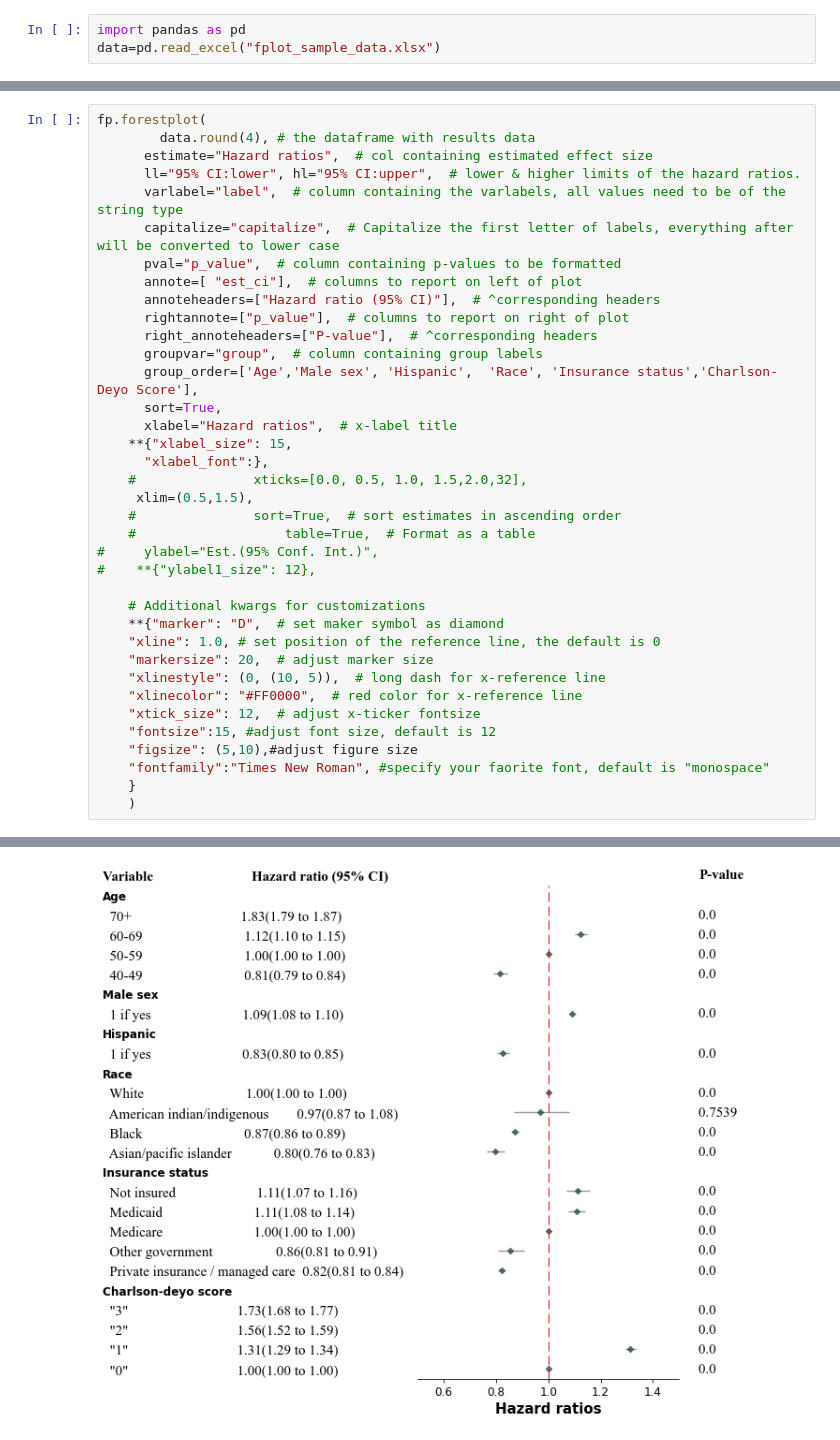
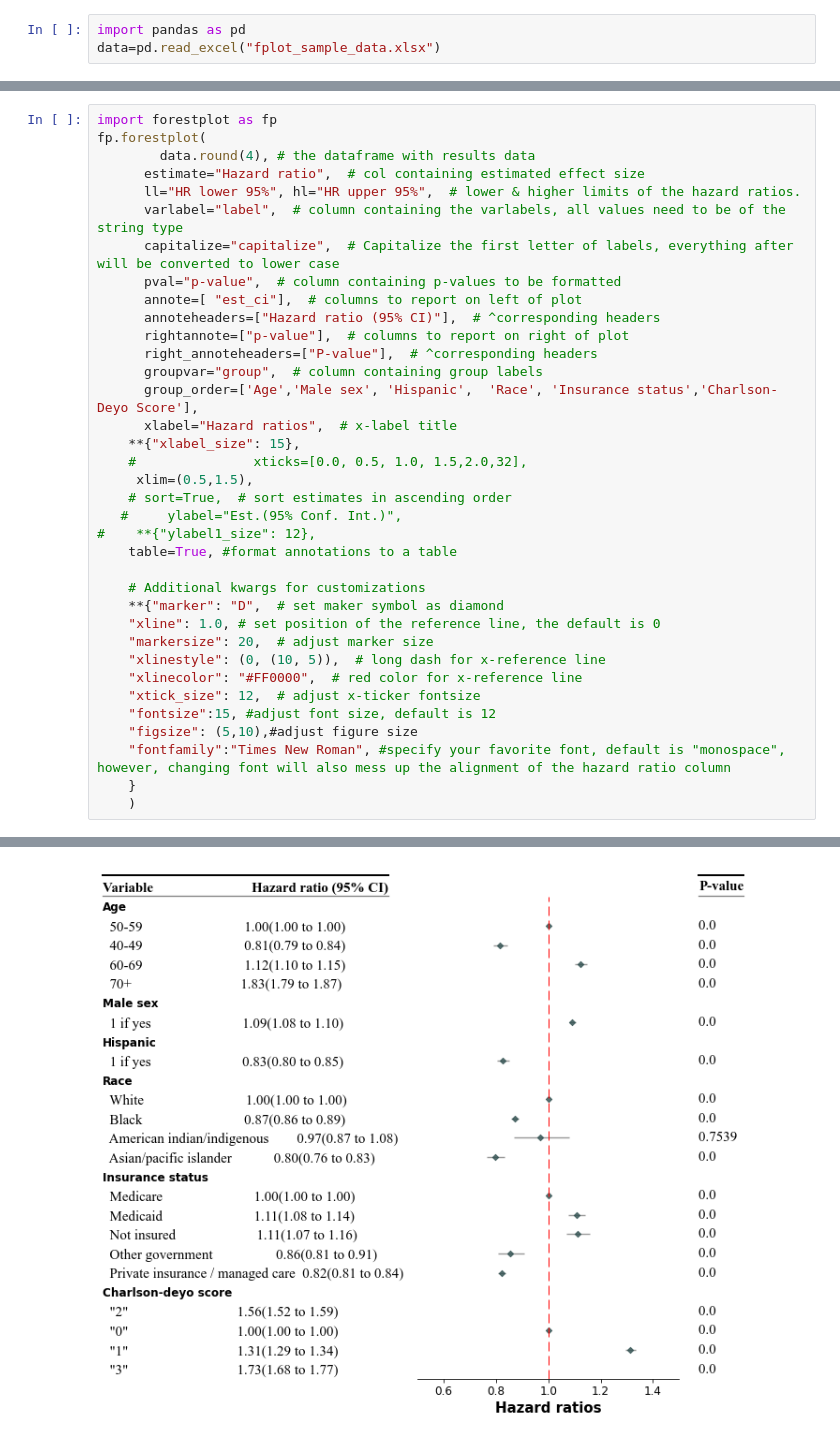
Before and after one commit to yunxingmcw/forest_plot_coxPH, a Jupyter notebook: forestplot_hazardRatio.ipynb, the cells around one changed output, grey strips where cells are left out. Drawn from its saved outputs; the diff is of its cells as text.

```diff
--- a/forestplot_hazardRatio.ipynb
+++ b/forestplot_hazardRatio.ipynb
@@ -4,40 +10,39 @@ data=pd.read_excel("fplot_sample_data.xlsx")
 # %%
+import forestplot as fp
 fp.forestplot(
         data.round(4), # the dataframe with results data
-      estimate="Hazard ratios",  # col containing estimated effect size
-      ll="95% CI:lower", hl="95% CI:upper",  # lower & higher limits of the hazard ratios.
+      estimate="Hazard ratio",  # col containing estimated effect size
+      ll="HR lower 95%", hl="HR upper 95%",  # lower & higher limits of the hazard ratios.
       varlabel="label",  # column containing the varlabels, all values need to be of the string type
       capitalize="capitalize",  # Capitalize the first letter of labels, everything after will be converted to lower case
-      pval="p_value",  # column containing p-values to be formatted
+      pval="p-value",  # column containing p-values to be formatted
       annote=[ "est_ci"],  # columns to report on left of plot
       annoteheaders=["Hazard ratio (95% CI)"],  # ^corresponding headers
-      rightannote=["p_value"],  # columns to report on right of plot
+      rightannote=["p-value"],  # columns to report on right of plot
       right_annoteheaders=["P-value"],  # ^corresponding headers
       groupvar="group",  # column containing group labels
       group_order=['Age','Male sex', 'Hispanic',  'Race', 'Insurance status','Charlson-Deyo Score'],
-      sort=True,
       xlabel="Hazard ratios",  # x-label title
-    **{"xlabel_size": 15,
-      "xlabel_font":},
+    **{"xlabel_size": 15},
     #               xticks=[0.0, 0.5, 1.0, 1.5,2.0,32],
      xlim=(0.5,1.5),
-    #               sort=True,  # sort estimates in ascending order
-    #                   table=True,  # Format as a table
-#     ylabel="Est.(95% Conf. Int.)",
+    # sort=True,  # sort estimates in ascending order
+   #     ylabel="Est.(95% Conf. Int.)",
 #    **{"ylabel1_size": 12},
+    table=True, #format annotations to a table
 
     # Additional kwargs for customizations
     **{"marker": "D",  # set maker symbol as diamond
     "xline": 1.0, # set position of the reference line, the default is 0
     "markersize": 20,  # adjust marker size
     "xlinestyle": (0, (10, 5)),  # long dash for x-reference line
     "xlinecolor": "#FF0000",  # red color for x-reference line
     "xtick_size": 12,  # adjust x-ticker fontsize
     "fontsize":15, #adjust font size, default is 12
     "figsize": (5,10),#adjust figure size
-    "fontfamily":"Times New Roman", #specify your faorite font, default is "monospace"
+    "fontfamily":"Times New Roman", #specify your favorite font, default is "monospace", however, changing font will also mess up the alignment of the hazard ratio column
     }
     )
 # %% [output]
 <Axes: xlabel='Hazard ratios'>
-[figure, old version]
+[figure, new version]
```
Also changed, not shown: parts of 1 cell of this notebook.
